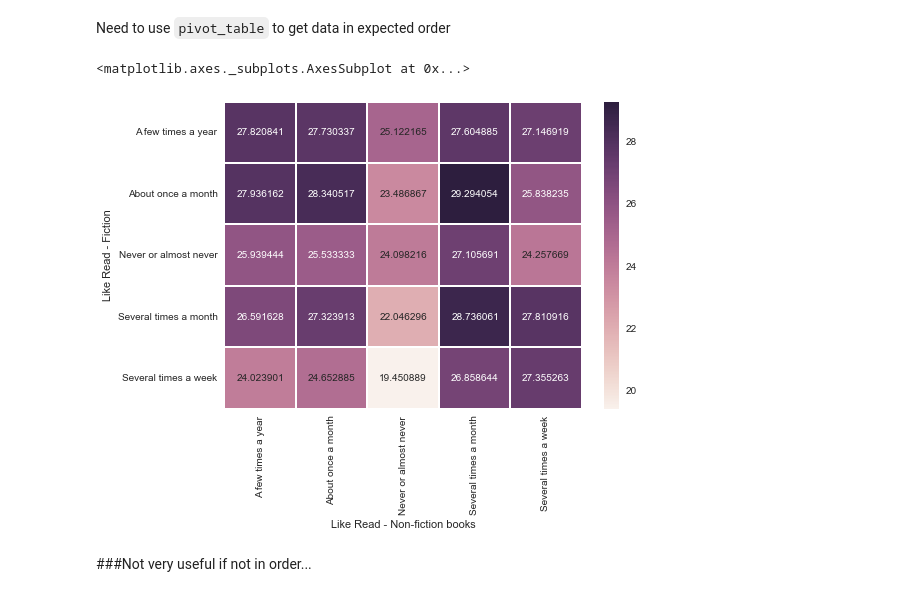
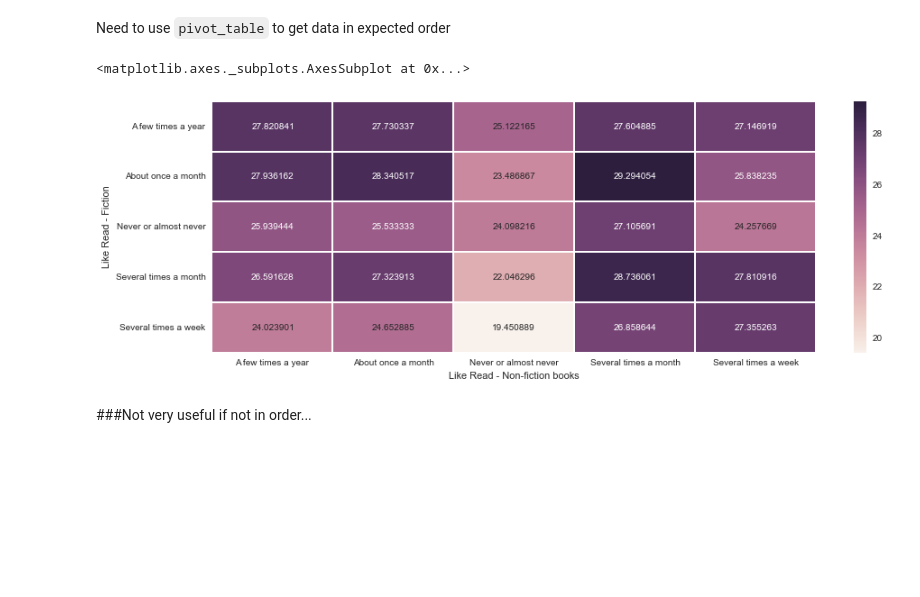
Before and after one commit to dsakagi/odsc-pisa, a Jupyter notebook: PISAMEX.ipynb, the cells around one changed output. Cells and saved outputs as stored; diff of their text form; code cells hidden in the pictures; blank space fills up the shorter version.

Commit message:
changed figures sizes

```diff
--- a/PISAMEX.ipynb
+++ b/PISAMEX.ipynb
@@ -471,13 +471,14 @@ Need to use ``pivot_table`` to get data in expected order
 # %%
 ptable = pd.pivot_table(
     data,
     values='Total Score',
     index='Like Read - Fiction',
     columns='Like Read - Non-fiction books')
+pylab.figure(figsize=(15,5))
 sns.heatmap(ptable, annot=True, fmt="f")
 # %% [output]
 <matplotlib.axes._subplots.AxesSubplot at 0x...>
-[figure, old version]
+[figure, new version]
 # %% [markdown]
 ###Not very useful if not in order...
 # %% [markdown]
```
Also changed, not shown: parts of 2 cells of this notebook.
